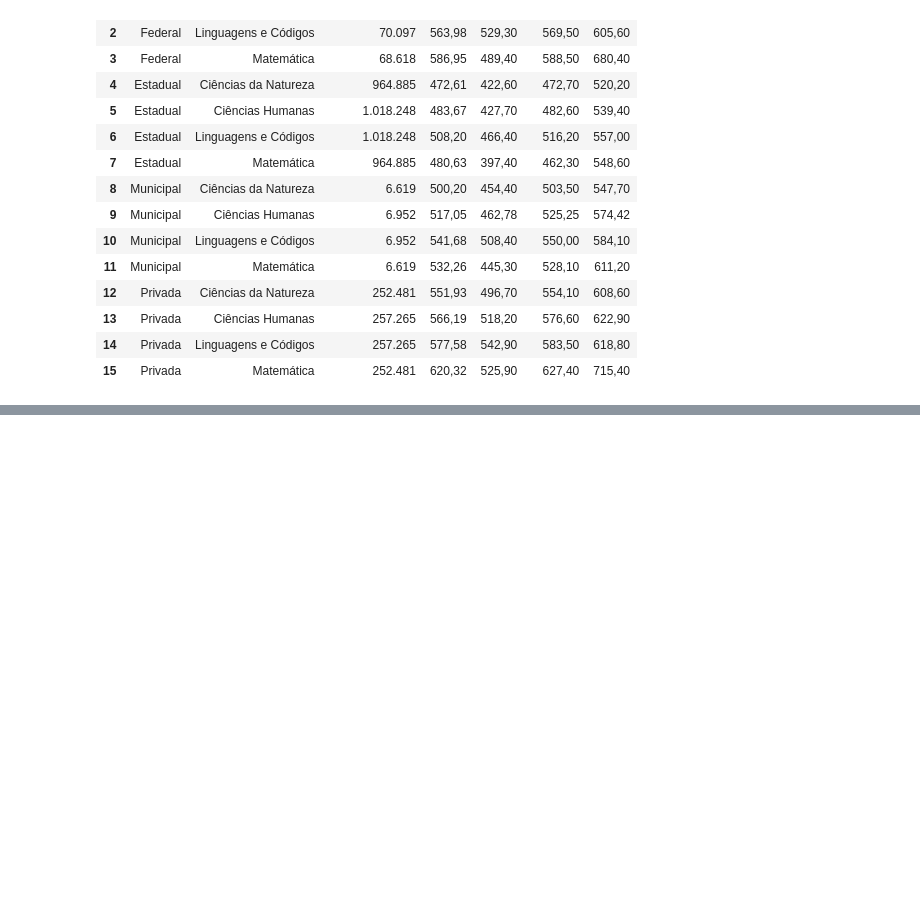
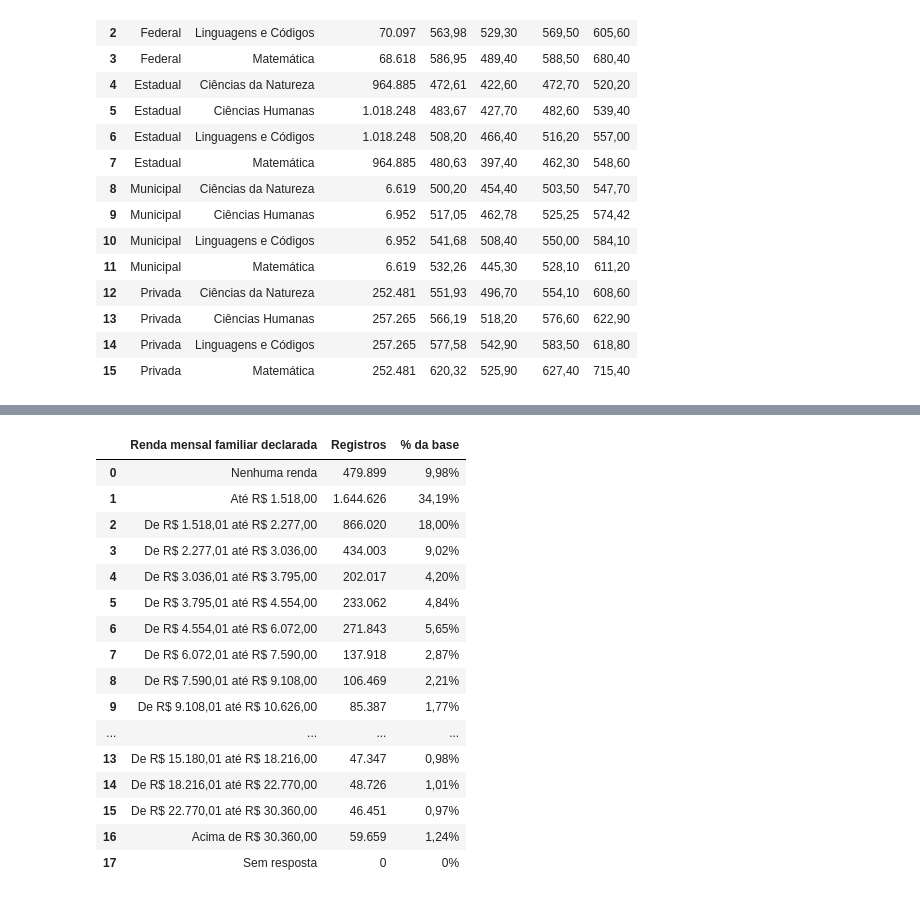
Before and after one commit to pachecosamuel/ENEM-Data-Analysis, a Jupyter notebook: apresentacao/visao_geral_2025.ipynb, the cells around one changed output, grey strips where cells are left out. Cells and saved outputs as stored; diff of their text form; code cells hidden in the pictures; blank space fills up the shorter version.

```diff
--- a/apresentacao/visao_geral_2025.ipynb
+++ b/apresentacao/visao_geral_2025.ipynb
@@ -373,0 +307,24 @@ Os contratos ficam em `docs/`, os CSV em `analitica/` e as auditorias em `report
+# %%
+colunas_economicas={'categoria':'Renda mensal familiar declarada','quantidade':'Registros','percentual_base':'% da base'}
+tabela_familiar=pd.DataFrame([r for r in economico if r['pergunta']=='Q007'])[list(colunas_economicas)].rename(columns=colunas_economicas)
+tabela_familiar['Registros']=tabela_familiar['Registros'].map(numero)
+tabela_familiar['% da base']=tabela_familiar['% da base'].map(porcentagem)
+display(tabela_familiar)
+# %% [output]
+|  | Renda mensal familiar declarada | Registros | % da base |
+| 0 | Nenhuma renda | 479.899 | 9,98% |
+| 1 | Até R$ 1.518,00 | 1.644.626 | 34,19% |
+| 2 | De R$ 1.518,01 até R$ 2.277,00 | 866.020 | 18,00% |
+| 3 | De R$ 2.277,01 até R$ 3.036,00 | 434.003 | 9,02% |
+| 4 | De R$ 3.036,01 até R$ 3.795,00 | 202.017 | 4,20% |
+| 5 | De R$ 3.795,01 até R$ 4.554,00 | 233.062 | 4,84% |
+| 6 | De R$ 4.554,01 até R$ 6.072,00 | 271.843 | 5,65% |
+| 7 | De R$ 6.072,01 até R$ 7.590,00 | 137.918 | 2,87% |
+| 8 | De R$ 7.590,01 até R$ 9.108,00 | 106.469 | 2,21% |
+| 9 | De R$ 9.108,01 até R$ 10.626,00 | 85.387 | 1,77% |
+| ... | ... | ... | ... |
+| 13 | De R$ 15.180,01 até R$ 18.216,00 | 47.347 | 0,98% |
+| 14 | De R$ 18.216,01 até R$ 22.770,00 | 48.726 | 1,01% |
+| 15 | De R$ 22.770,01 até R$ 30.360,00 | 46.451 | 0,97% |
+| 16 | Acima de R$ 30.360,00 | 59.659 | 1,24% |
+| 17 | Sem resposta | 0 | 0% |
```
Also changed, not shown: parts of 49 cells of this notebook, 20 other files.
